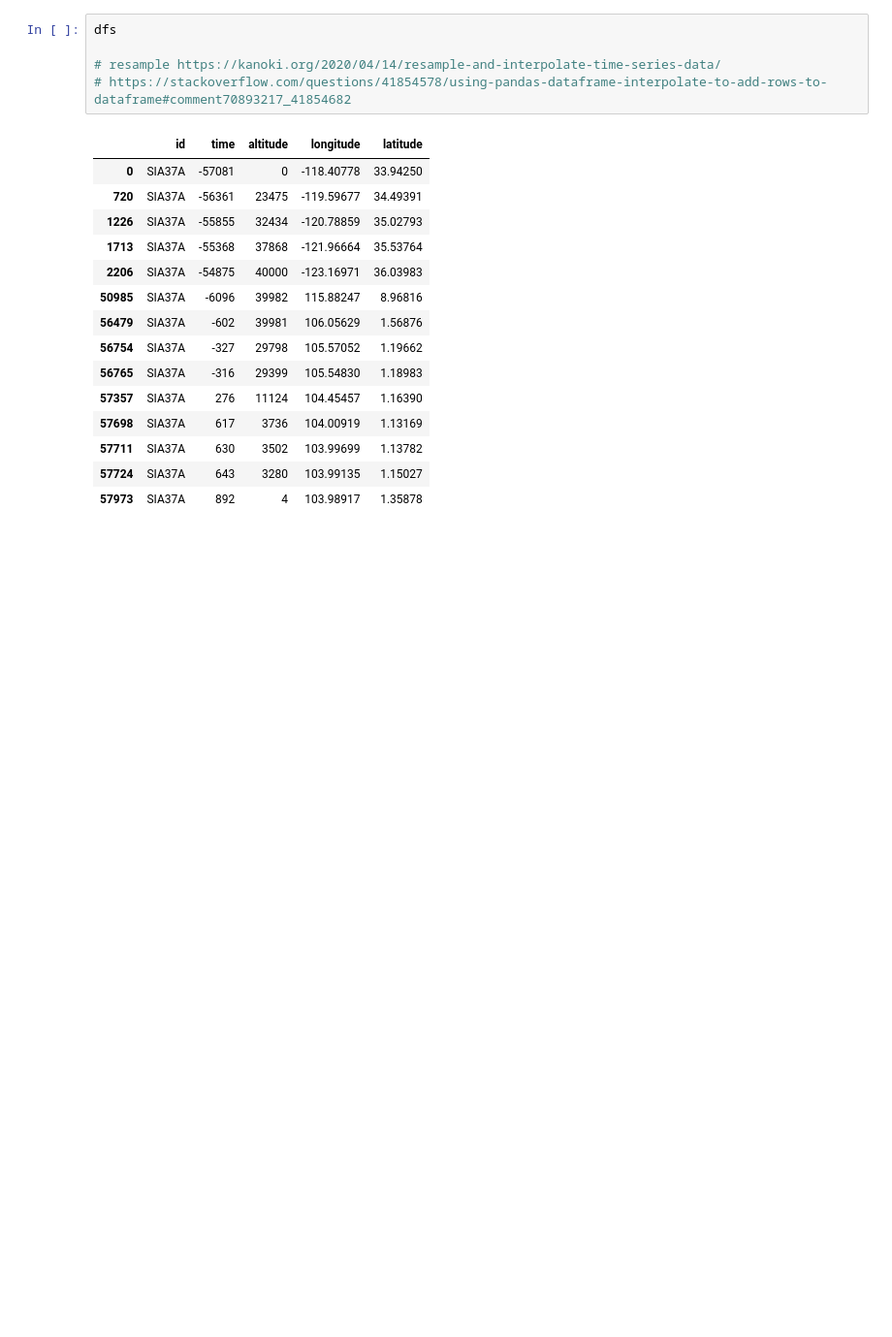
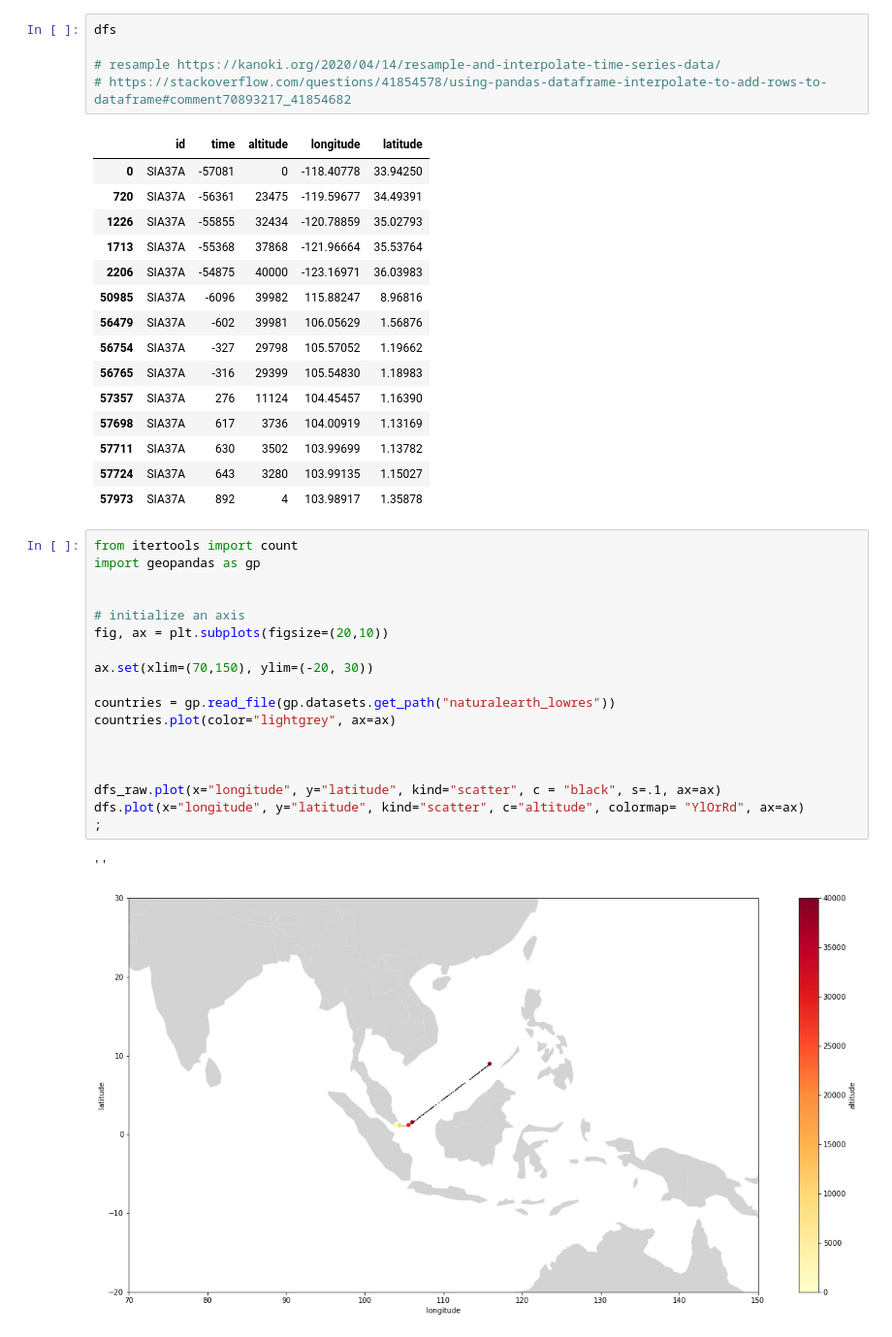
Before and after one commit to michaschultz/mobileSector, a Jupyter notebook: msdata/prepareFIR.ipynb, the cells around one changed output. Shown: that part at 97% size. Drawn from its saved outputs; the diff is of its cells as text; blank space fills up the shorter version.

```diff
--- a/msdata/prepareFIR.ipynb
+++ b/msdata/prepareFIR.ipynb
@@ -218,5 +219,26 @@ dfs
 | 57711 | SIA37A | 630 | 3502 | 103.99699 | 1.13782 |
 | 57724 | SIA37A | 643 | 3280 | 103.99135 | 1.15027 |
 | 57973 | SIA37A | 892 | 4 | 103.98917 | 1.35878 |
+# %%
+from itertools import count
+import geopandas as gp
+
+
+# initialize an axis
+fig, ax = plt.subplots(figsize=(20,10))
+
+ax.set(xlim=(70,150), ylim=(-20, 30))
+
+countries = gp.read_file(gp.datasets.get_path("naturalearth_lowres"))
+countries.plot(color="lightgrey", ax=ax)
+
+
+
+dfs_raw.plot(x="longitude", y="latitude", kind="scatter", c = "black", s=.1, ax=ax)
+dfs.plot(x="longitude", y="latitude", kind="scatter", c="altitude", colormap= "YlOrRd", ax=ax)
+;
+# %% [output]
+''
+[figure, added]
 # %%
 # vectorized haversine function
```
Also changed, not shown: parts of 3 cells of this notebook, 1 other file.
